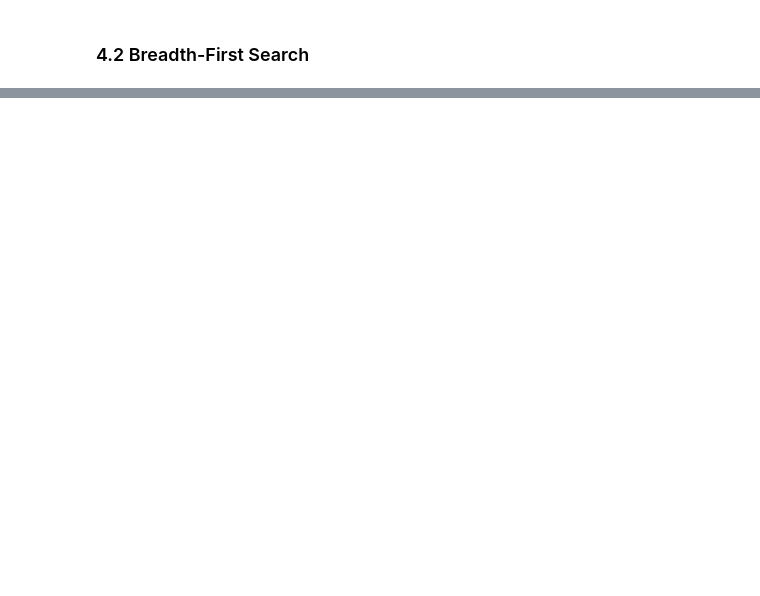
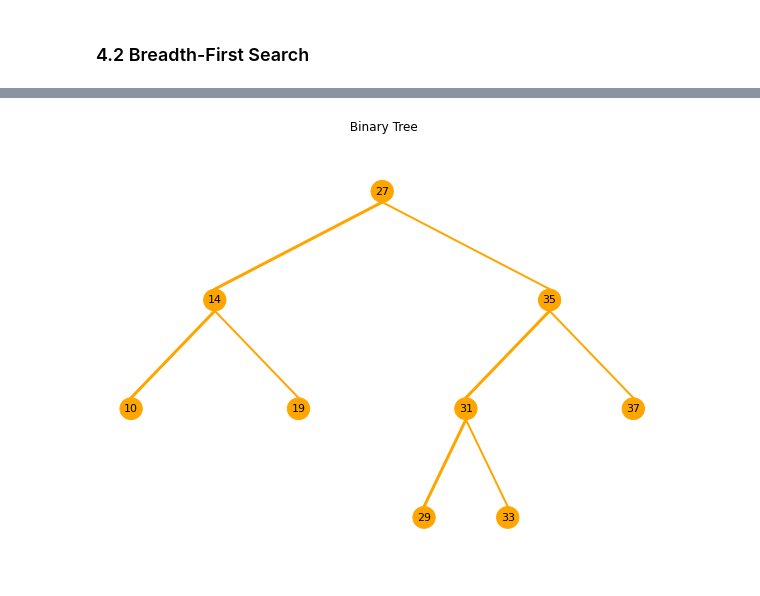
Before and after one commit to bondaleksey/in-few-words-about, a Jupyter notebook: tree-search-BFS-DFS/Trees-BFS-DFS.ipynb, the cells around one changed output, grey strips where cells are left out. Drawn from its saved outputs; the diff is of its cells as text; code cells hidden in the pictures; blank space fills up the shorter version.

```diff
--- a/tree-search-BFS-DFS/Trees-BFS-DFS.ipynb
+++ b/tree-search-BFS-DFS/Trees-BFS-DFS.ipynb
@@ -501,0 +459,5 @@ data = 37, color = black
+# %%
+tree = Tree(27)
+tree.print_tree()
+print(f"max  = {tree.tree_max()}")
+print(f"min  = {tree.tree_min()}")
@@ -501,0 +469,13 @@ data = 37, color = black
+# %%
+tree.print_tree()
+tree.add_node(14)
+tree.add_node(35)
+tree.add_node(31)
+tree.add_node(10)
+tree.add_node(19)
+tree.add_node(29)
+tree.add_node(37)
+tree.add_node(33)
+print(f"max  = {tree.tree_max()}")
+print(f"min  = {tree.tree_min()}")
+tree.print_tree()
@@ -501,0 +497,4 @@ data = 37, color = black
+# %%
+tree.draw_tree()
+# %% [output]
+[figure, added]
```
Also changed, not shown: parts of 21 cells of this notebook.
